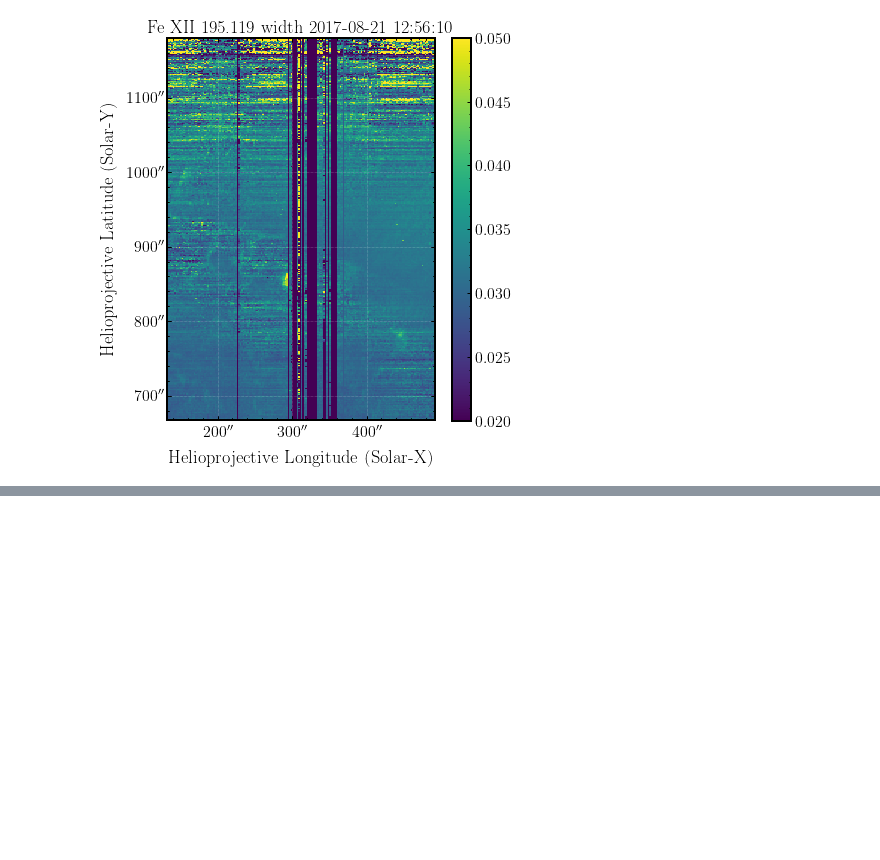
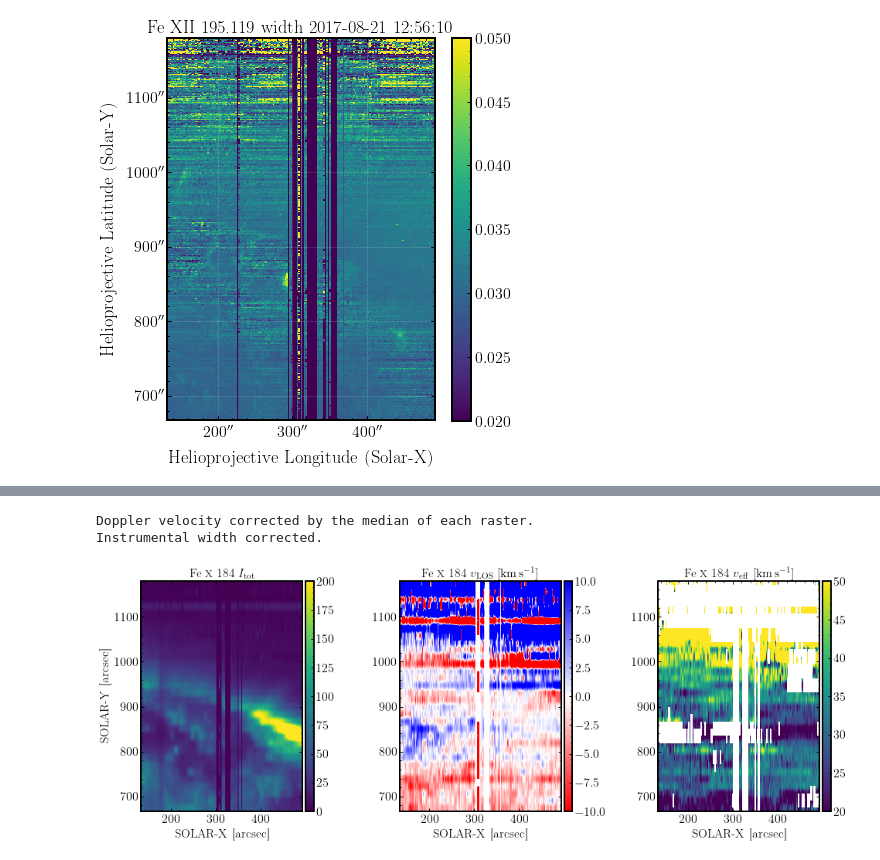
Before and after one commit to yjzhu-solar/Eclipse2017, a Jupyter notebook: ipynb/eis/eis_NPCHDB_fitres.ipynb, the cells around one changed output, grey strips where cells are left out. Saved outputs shown, nothing was run; the diff lists cells and outputs as text; code cells hidden in the pictures; blank space fills up the shorter version.

```diff
--- a/ipynb/eis/eis_NPCHDB_fitres.ipynb
+++ b/ipynb/eis/eis_NPCHDB_fitres.ipynb
@@ -124,0 +145,25 @@ fe_12_195_fit_res.meta['extent_arcsec']
+# %%
+data_FeX_184_mask = copy.deepcopy(data_FeX_184)
+data_FeX_184_mask[np.where(data_FeX_184_mask < -50)] = np.nan
+# %%
+FeX_184_slice = slice(0,20)
+FeX_184_bin = np.nanmean(data_FeX_184_mask[:,:,FeX_184_slice].reshape(-1,16,180,20),axis=1)
+# %%
+FeX_184_bin_model = SpectrumFit2D(FeX_184_bin,data_cube_FeX_184.wavelength[0,:,FeX_184_slice],line_number=1,
+                            line_wvl_init=[184.5],int_max_init=100,int_cont_init=0,fwhm_init=0.07,same_width=False)
+FeX_184_bin_model.run_lse_mp(ncpu=1,prev_init=False,absolute_sigma=False)
+# %%
+fig, (ax1,ax2,ax3) = plt.subplots(1,3,figsize=(14,5),constrained_layout=True)
+FeX_184_bin_model.plot_fit2d(param="int",extent=data_cube_FeX_184.meta["extent_arcsec"],vmin=0,vmax=200,
+                    ax=ax1,title=r"Fe \textsc{x} 184 $I_{\rm tot}$",ylabel=r"SOLAR-Y [arcsec]",xlabel=r"SOLAR-X [arcsec]")
+FeX_184_bin_model.plot_fit2d(param="vel",extent=data_cube_FeX_184.meta["extent_arcsec"],vmin=-10,vmax=10,
+                    ax=ax2,ref_wvl=184.537,title=r"Fe \textsc{x} 184 $v_{\rm LOS}\ \mathrm{[km\,s^{-1}]}$",
+                    xlabel=r"SOLAR-X [arcsec]")
+FeX_184_bin_model.plot_fit2d(param="veff",extent=data_cube_FeX_184.meta["extent_arcsec"],vmin=20,vmax=50,
+                    ax=ax3,ref_wvl=184.537,inst_width=inst_width_bin[:],
+                    title=r"Fe \textsc{x} 184 $v_{\rm eff}\ \mathrm{[km\,s^{-1}]}$",
+                    xlabel=r"SOLAR-X [arcsec]")
+# %% [output]
+Doppler velocity corrected by the median of each raster.
+Instrumental width corrected.
+[figure, added]
```
Also changed, not shown: parts of 19 cells of this notebook, 11 other files.
